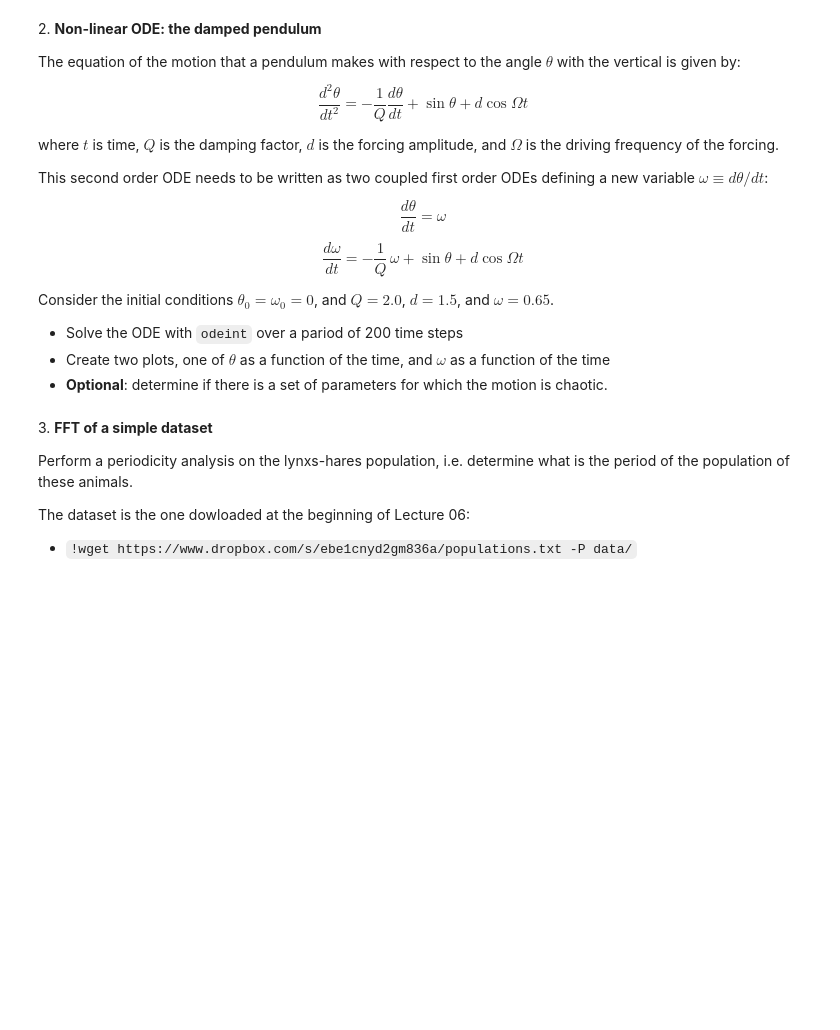
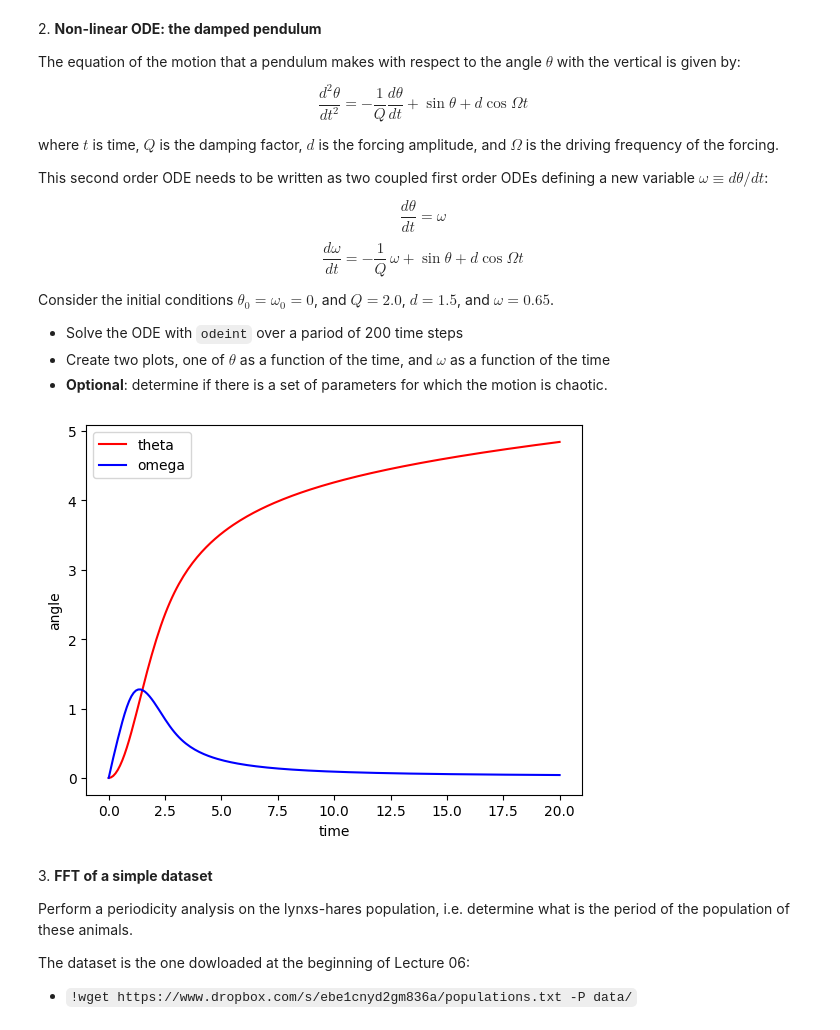
Before and after one commit to mustapha-colley/ScientificComputingWithPython2022, a Jupyter notebook: Exercise 9&10/09ex_numerical.ipynb, the cells around one changed output. Saved outputs shown, nothing was run; the diff lists cells and outputs as text; code cells hidden in the pictures; blank space fills up the shorter version.

```diff
--- a/Exercise 9&10/09ex_numerical.ipynb
+++ b/Exercise 9&10/09ex_numerical.ipynb
@@ -78,3 +76,42 @@ from scipy.integrate import odeint
+# %%
+import numpy as np
+from scipy.integrate import odeint
+import matplotlib.pyplot as plt
+
+# Define the function that returns the derivatives of theta and omega
+def damped_pendulum(y, t, Q, d, omega):
+    theta, omega = y
+    dydt = [omega, -omega/Q + np.sin(theta) + d*np.cos(omega*t)]
+    return dydt
+
+# Define the time range and number of time steps
+t = np.linspace(0, 20, 200)
+
+# Define the initial conditions
+y0 = [0, 0]
+
+# Define the damping factor, forcing amplitude, and driving frequency
+Q = 2.0
+d = 1.5
+omega = 0.65
+
+# Integrate the system of ODEs
+sol = odeint(damped_pendulum, y0, t, args=(Q, d, omega))
+
+# Extract theta and omega from the solution array
+theta = sol[:, 0]
+omega = sol[:, 1]
+
+# Plot theta and omega as a function of time
+plt.figure()
+plt.plot(t, theta, 'r', label='theta')
+plt.plot(t, omega, 'b', label='omega')
+plt.xlabel('time')
+plt.ylabel('angle')
+plt.legend()
+plt.show()
+# %% [output]
+[figure, added]
 # %% [markdown]
 3\. **FFT of a simple dataset**
 
```
Also changed, not shown: parts of 2 cells of this notebook, 2 other files.
